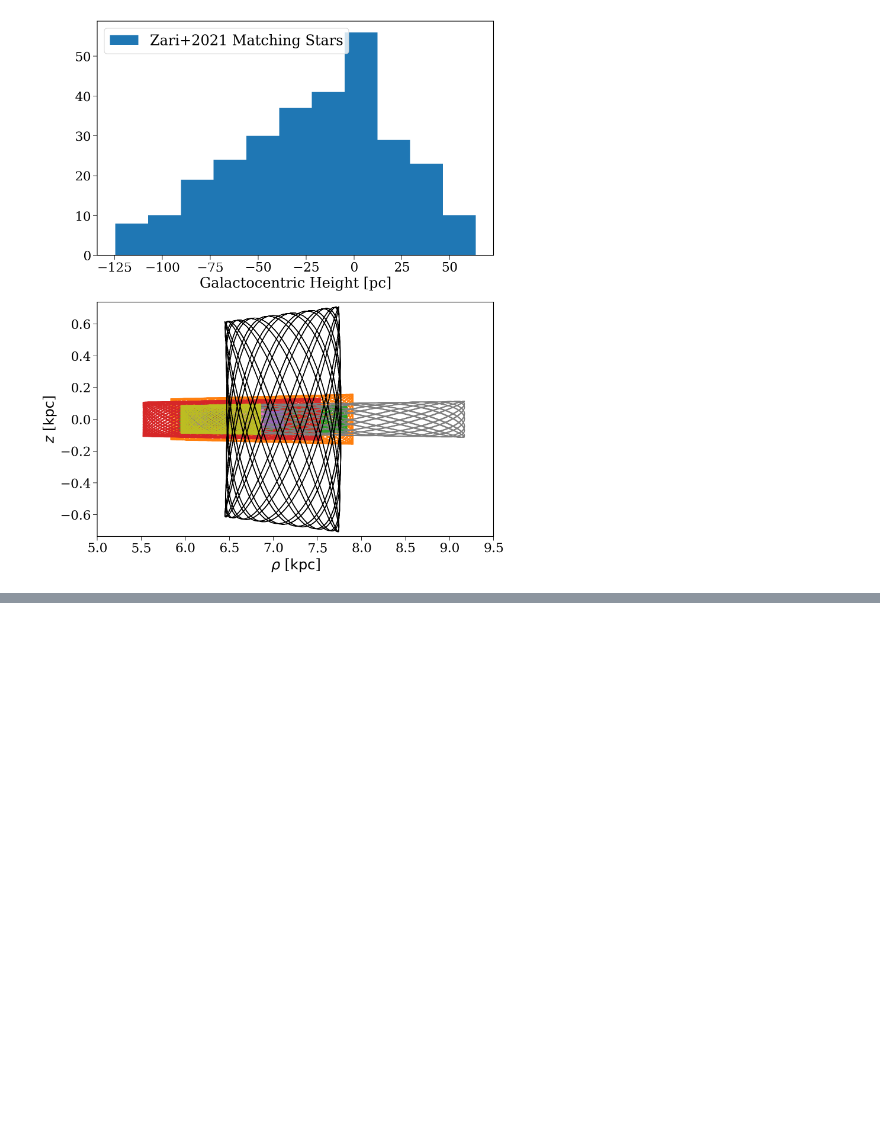
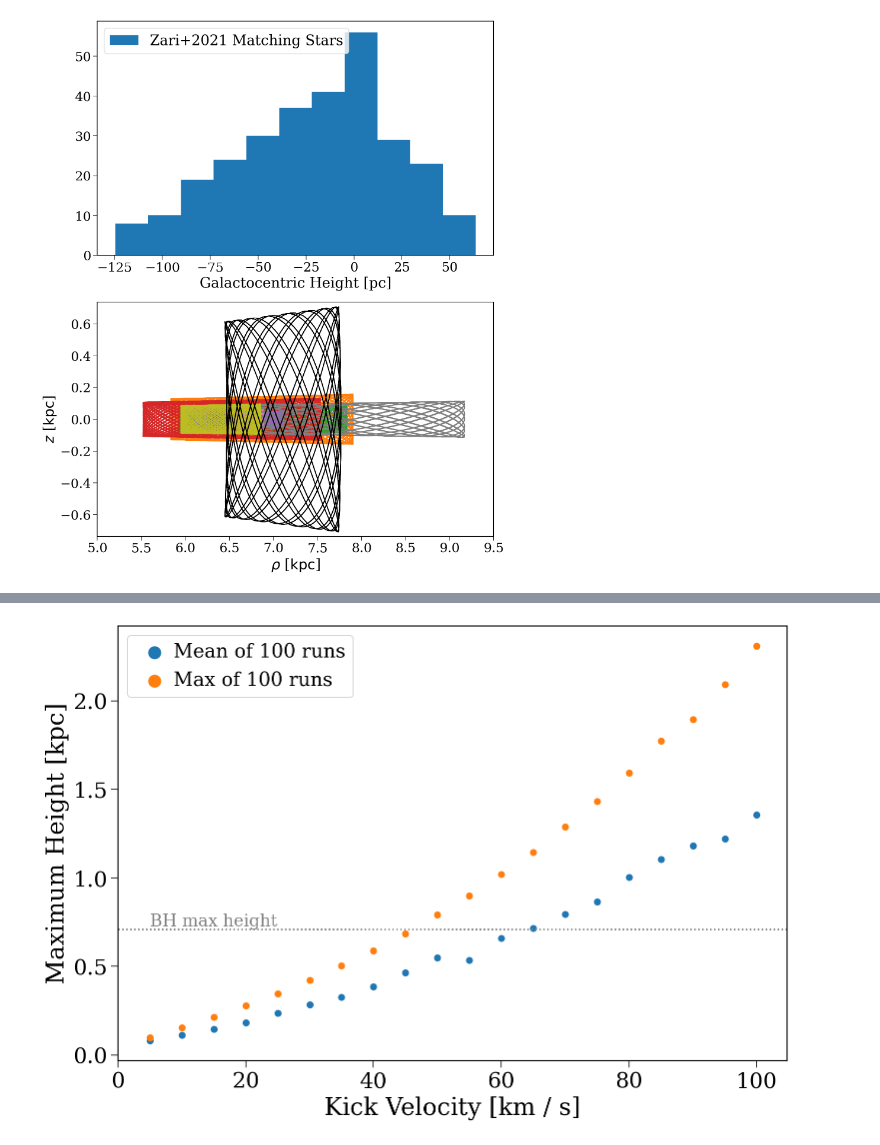
Before and after one commit to TomWagg/microlensing-kicks, a Jupyter notebook: notebooks/zari_stars.ipynb, the cells around one changed output, grey strips where cells are left out. Cells and saved outputs as stored; diff of their text form; code cells hidden in the pictures; blank space fills up the shorter version.

```diff
--- a/notebooks/zari_stars.ipynb
+++ b/notebooks/zari_stars.ipynb
@@ -118,0 +127,16 @@ plt.show()
+# %%
+w0_test = w0s[np.logical_not(missing_velocity)][5]
+orbit_test_no_kick = pot.integrate_orbit(w0_test, dt=1 * u.Myr, n_steps=4000)
+# %%
+mean_max_heights = []
+max_max_heights = []
+kick_vels = np.arange(5, 100 + 5, 5)
+for kick in kick_vels:
+    random_directions = [kicks.integrate_orbits_with_kicks(w0=w0_test,
+                                                           kicks=[kick * u.km / u.s],
+                                                           kick_times=[10 * u.Myr],
+                                                           dt=1 * u.Myr,
+                                                           n_steps=4000).z.max().to(u.kpc).value for _ in range(100)] * u.kpc
+    print(kick, np.mean(random_directions))
+    mean_max_heights.append(np.mean(random_directions))
+    max_max_heights.append(np.max(random_directions))
@@ -118,0 +164,19 @@ plt.show()
+# %%
+fig, ax = plt.subplots()
+
+ax.scatter(kick_vels, mean_max_heights, label="Mean of 100 runs")
+ax.scatter(kick_vels, max_max_heights, label="Max of 100 runs")
+
+ax.axhline(orbit_BH.z.max(), color="grey", linestyle="dotted")
+ax.annotate("BH max height", xy=(5, orbit_BH.z.max()), va="bottom", fontsize=0.7*fs, color="grey")
+
+ax.set_xlabel("Kick Velocity [km / s]")
+ax.set_ylabel("Maximum Height [kpc]")
+
+ax.legend(loc="upper left", markerscale=2, handletextpad=0, fontsize=0.8*fs)
+
+ax.set_xlim(left=0)
+
+plt.show()
+# %% [output]
+[figure, added]
```
Also changed, not shown: parts of 5 cells of this notebook, 3 other files.
